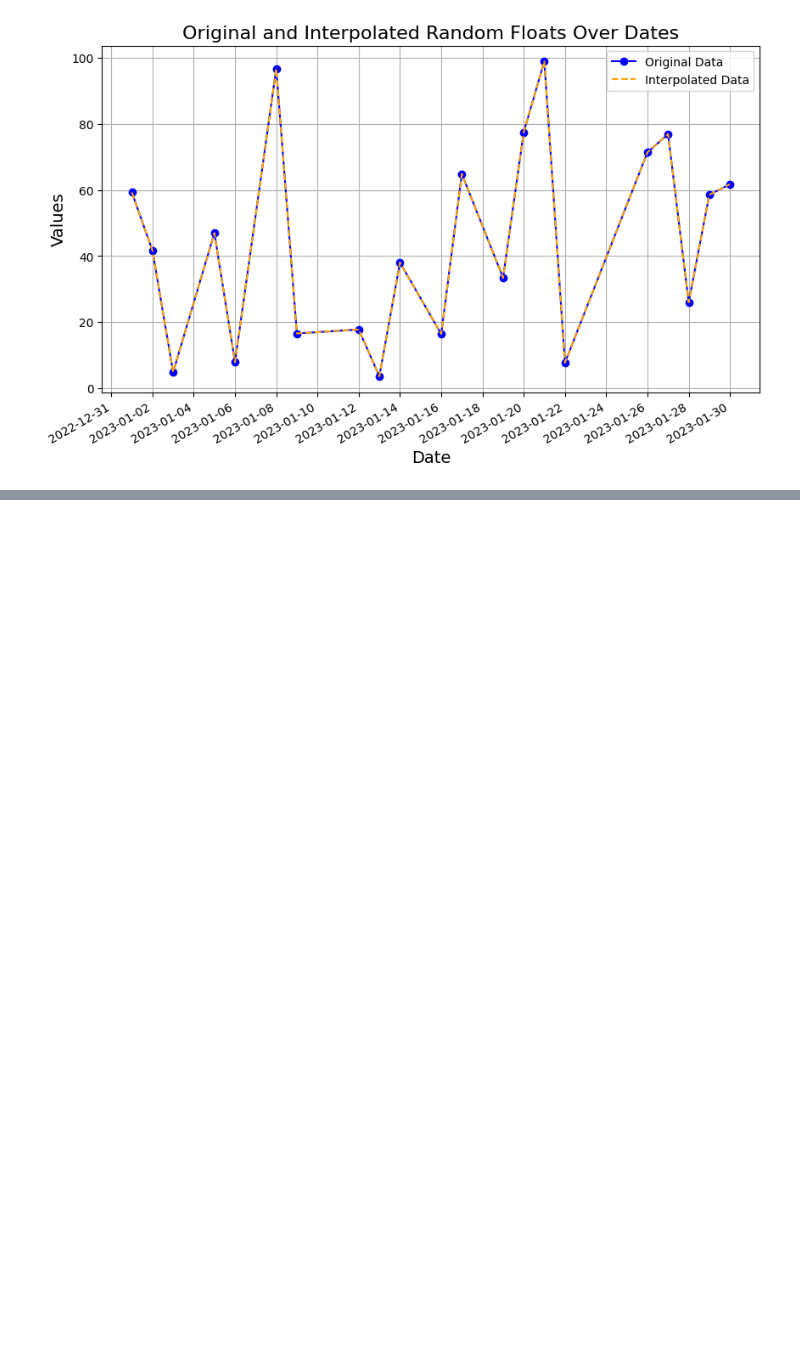
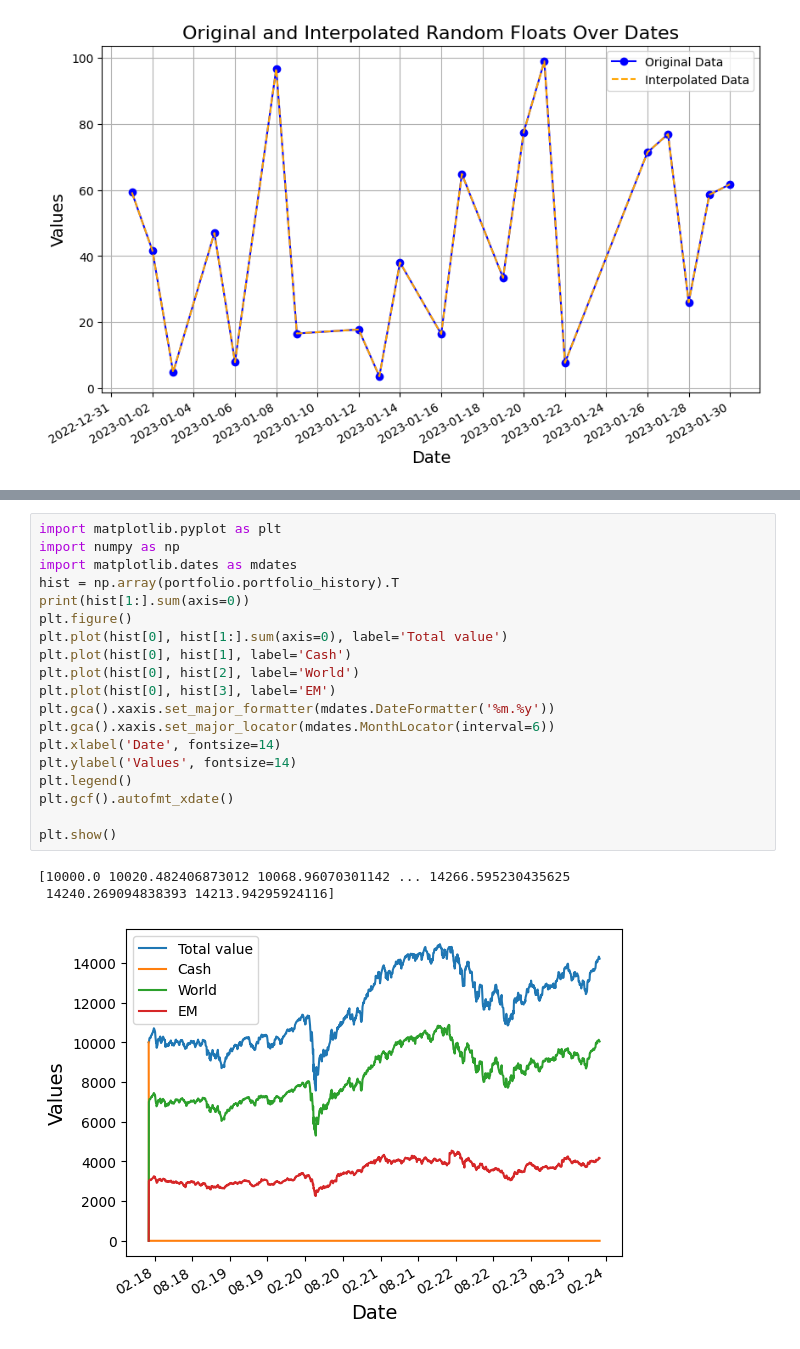
Before and after one commit to BastianSetter/Investment_analysis, a Jupyter notebook: testing.ipynb, the cells around one changed output, grey strips where cells are left out. Drawn from its saved outputs; the diff is of its cells as text; blank space fills up the shorter version.

```diff
--- a/testing.ipynb
+++ b/testing.ipynb
@@ -165,0 +238,23 @@ plt.show()
+# %%
+import matplotlib.pyplot as plt
+import numpy as np
+import matplotlib.dates as mdates
+hist = np.array(portfolio.portfolio_history).T
+print(hist[1:].sum(axis=0))
+plt.figure()
+plt.plot(hist[0], hist[1:].sum(axis=0), label='Total value')
+plt.plot(hist[0], hist[1], label='Cash')
+plt.plot(hist[0], hist[2], label='World')
+plt.plot(hist[0], hist[3], label='EM')
+plt.gca().xaxis.set_major_formatter(mdates.DateFormatter('%m.%y'))
+plt.gca().xaxis.set_major_locator(mdates.MonthLocator(interval=6))
+plt.xlabel('Date', fontsize=14)
+plt.ylabel('Values', fontsize=14)
+plt.legend()
+plt.gcf().autofmt_xdate()
+
+plt.show()
+# %% [output]
+[10000.0 10020.482406873012 10068.96070301142 ... 14266.595230435625
+ 14240.269094838393 14213.94295924116]
+[figure, added]
```
Also changed, not shown: parts of 8 cells of this notebook, 5 other files.
